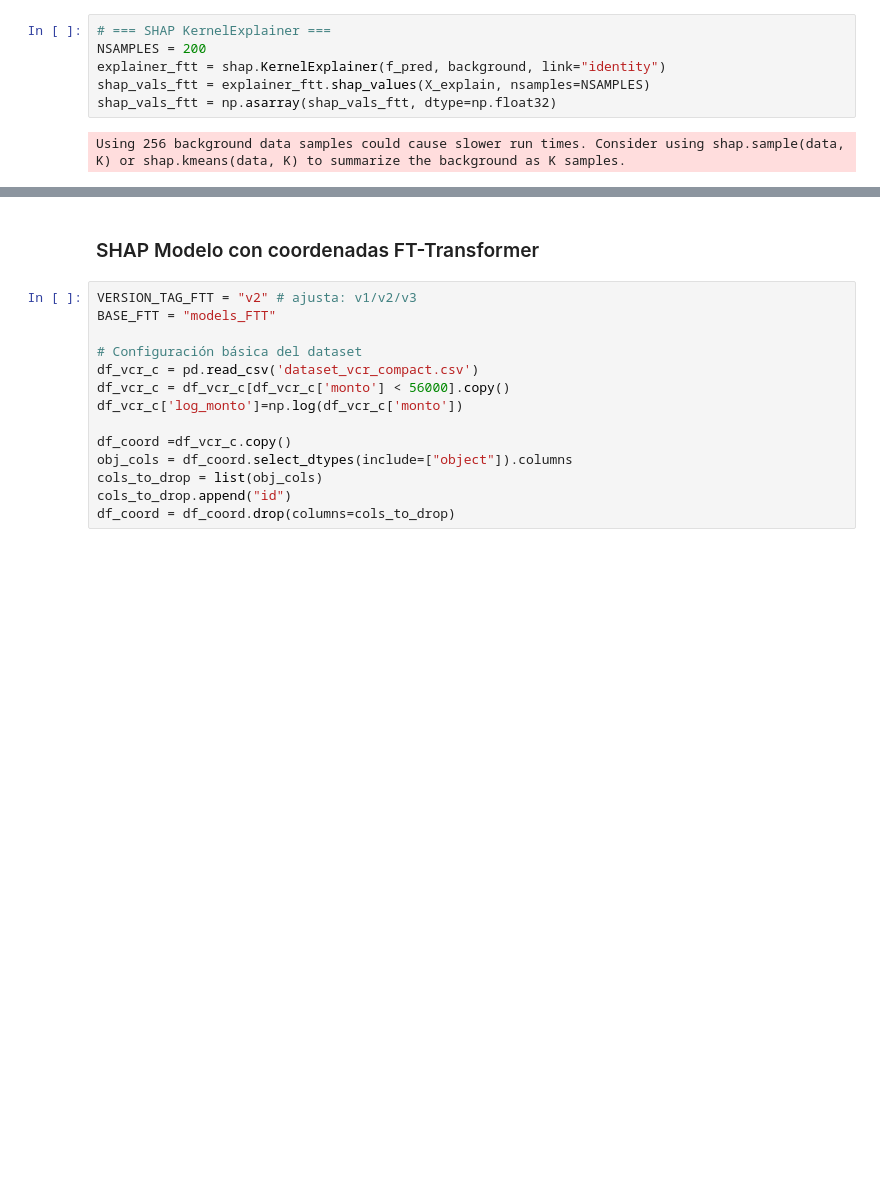
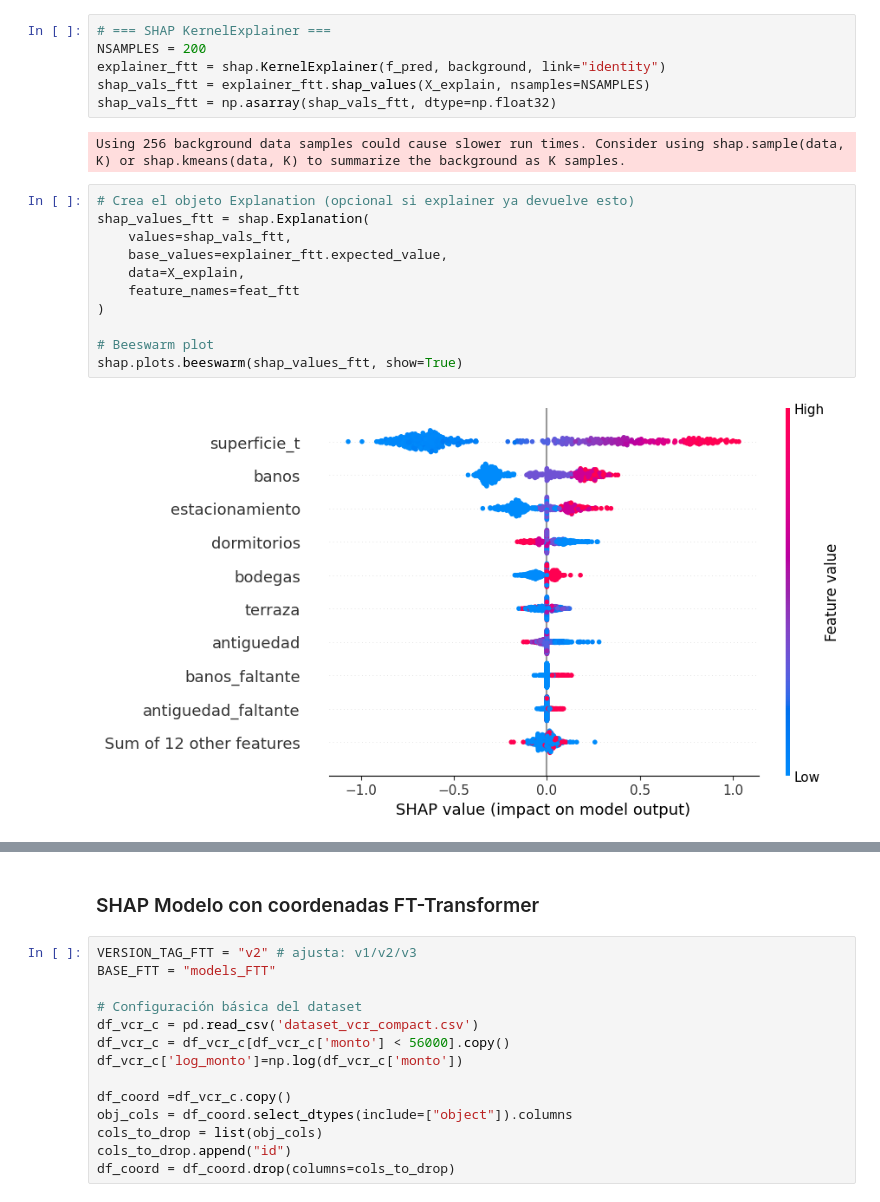
Before and after one commit to AlonsoDS/Proyecto_titulo, a Jupyter notebook: Dataset_y_modelos/SHAP_FTT.ipynb, the cells around one changed output, grey strips where cells are left out. Drawn from its saved outputs; the diff is of its cells as text; blank space fills up the shorter version.

Commit message:
Beeswarm para SHAP

```diff
--- a/Dataset_y_modelos/SHAP_FTT.ipynb
+++ b/Dataset_y_modelos/SHAP_FTT.ipynb
@@ -112,6 +112,19 @@ shap_vals_ftt = explainer_ftt.shap_values(X_explain, nsamples=NSAMPLES)
 shap_vals_ftt = np.asarray(shap_vals_ftt, dtype=np.float32)
 # %% [output]
 Using 256 background data samples could cause slower run times. Consider using shap.sample(data, K) or shap.kmeans(data, K) to summarize the background as K samples.
+# %%
+# Crea el objeto Explanation (opcional si explainer ya devuelve esto)
+shap_values_ftt = shap.Explanation(
+    values=shap_vals_ftt,
+    base_values=explainer_ftt.expected_value,
+    data=X_explain,
+    feature_names=feat_ftt
+)
+
+# Beeswarm plot
+shap.plots.beeswarm(shap_values_ftt, show=True)
+# %% [output]
+[figure, added]
 # %%
 # --- Parámetros SHAP (FTT) ---
 TOPK = min(20, len(feat_ftt))  # top-20 o el máximo disponible
```
Also changed, not shown: parts of 8 cells of this notebook, 2 other files.
